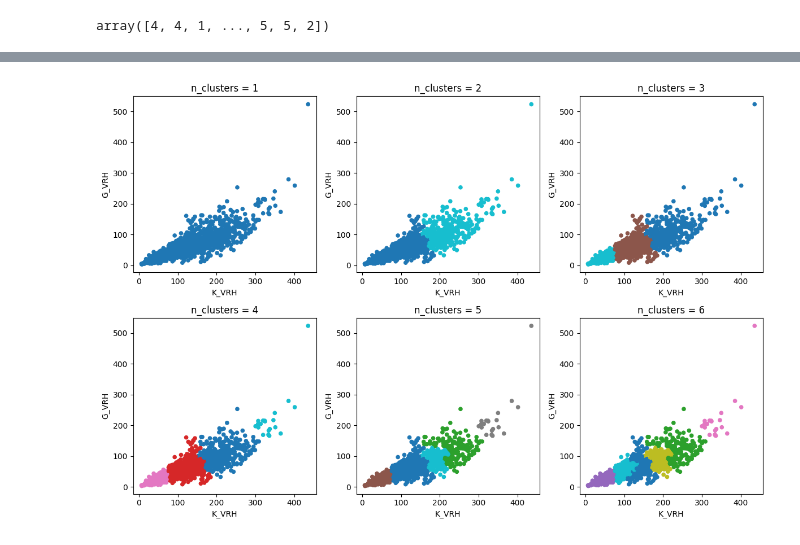
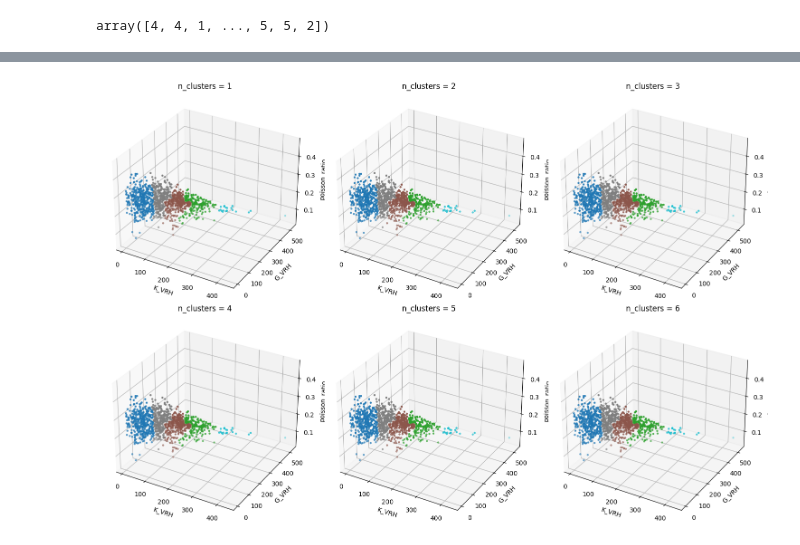
Before and after one commit to CMDDclass/MS697-material, a Jupyter notebook: Hands-on-session3/2025_2_Hands_on_session3_case3_practice.ipynb, the cells around one changed output, grey strips where cells are left out. Cells and saved outputs as stored; diff of their text form; code cells hidden in the pictures.

```diff
--- a/Hands-on-session3/2025_2_Hands_on_session3_case3_practice.ipynb
+++ b/Hands-on-session3/2025_2_Hands_on_session3_case3_practice.ipynb
@@ -111,17 +131,21 @@ plt.show()
 # %%
+# Task: Perform structured Agglomerative Clustering (Ward linkage) on dataset X with 5 clusters,
+# using a k-nearest neighbors connectivity graph (n_neighbors = 5) to impose local connectivity constraints.
+# Measure the elapsed time and obtain the cluster labels.
+
 #AgglomerativeClustering --> many clusters --> connectivity constraints 필요 (only adjacent clusters can be merged together), through a connectivity matrix that defines for each sample the neighboring samples following a given structure of the data.
 #For instance, in the swiss-roll example below, the connectivity constraints forbid the merging of points that are not adjacent on the swiss roll, and thus avoid forming clusters that extend across overlapping folds of the roll.
 #The connectivity constraints are imposed via an connectivity matrix: a scipy sparse matrix that has elements only at the intersection of a row and a column with indices of the dataset that should be connected
 from sklearn.neighbors import kneighbors_graph
 
-connectivity = kneighbors_graph(X, n_neighbors=3, include_self=False)
+connectivity = XXXXXX(X, n_neighbors=5, include_self=False)
 print("Compute structured hierarchical clustering...")
 st = time.time()
-ward = AgglomerativeClustering(
-    n_clusters=6, connectivity=connectivity, linkage="ward"
+ward = XXXXXX(
+    n_clusters=5, XXXXXX=XXXXXX, XXXXX="ward"
 ).fit(X)
 elapsed_time = time.time() - st
-group = ward.labels_
+group = XXXXX.XXXXX
 print(f"Elapsed time: {elapsed_time:.2f}s")
 print(f"Number of points: {group.size}")
 
@@ -139,4 +162,0 @@ array([1, 5, 4, ..., 0, 0, 3])
-# %%
-df['group'] = group.tolist()
-
-df
@@ -156,0 +163,5 @@ df
+# %%
+# Task: Add the cluster labels as a new column "group" to the DataFrame and display the updated DataFrame
+
+df['XXXXX'] = XXXXX.XXXXX()
+df
@@ -157,24 +182,29 @@ df
 # %%
 import matplotlib.pyplot as plt
 from sklearn.cluster import AgglomerativeClustering
+from mpl_toolkits.mplot3d import Axes3D  # for 3D plotting
 
-Y_2D = df[["K_VRH", "G_VRH"]].dropna()
+# 1) feature 선택: Bulk modulus, Shear modulus, Band gap
+X_3D = df[["XXXXXX", "XXXXXX", "XXXXXX"]].XXXXXX()
 
-# 2) 시각화 준비
-fig, axes = plt.subplots(2, 3, figsize=(12, 8))
-axes = axes.flatten()
+# 2) 시각화
+fig = plt.figure(figsize=(15, 10))
 
-for ax, n_clusters in zip(axes, range(1, 7)):  # 1 ~ 6 cluster
-    model = AgglomerativeClustering(n_clusters=n_clusters, linkage="ward")
-    labels = model.fit_predict(Y_2D)
+for i, n_clusters in enumerate(range(1, 7), 1):  # 1 ~ 6 clusters
+    ax = fig.add_subplot(2, 3, i, projection="3d")
 
-    scatter = ax.scatter(Y_2D["K_VRH"], Y_2D["G_VRH"],
-                         c=labels, cmap="tab10", s=20)
+    model = AgglomerativeClustering(n_clusters=5, connectivity=connectivity, linkage="ward")
+    labels = model.fit_predict(X_3D)
+
+    ax.scatter(X_3D["K_VRH"], X_3D["G_VRH"], X_3D["poisson_ratio"],
+               c=labels, cmap="tab10", s=5)
+
     ax.set_title(f"n_clusters = {n_clusters}")
     ax.set_xlabel("K_VRH")
     ax.set_ylabel("G_VRH")
+    ax.set_zlabel("poisson_ratio")
 
 plt.tight_layout()
 plt.show()
 # %% [output]
-[figure, old version]
+[figure, new version]
```
Also changed, not shown: parts of 12 cells of this notebook.
